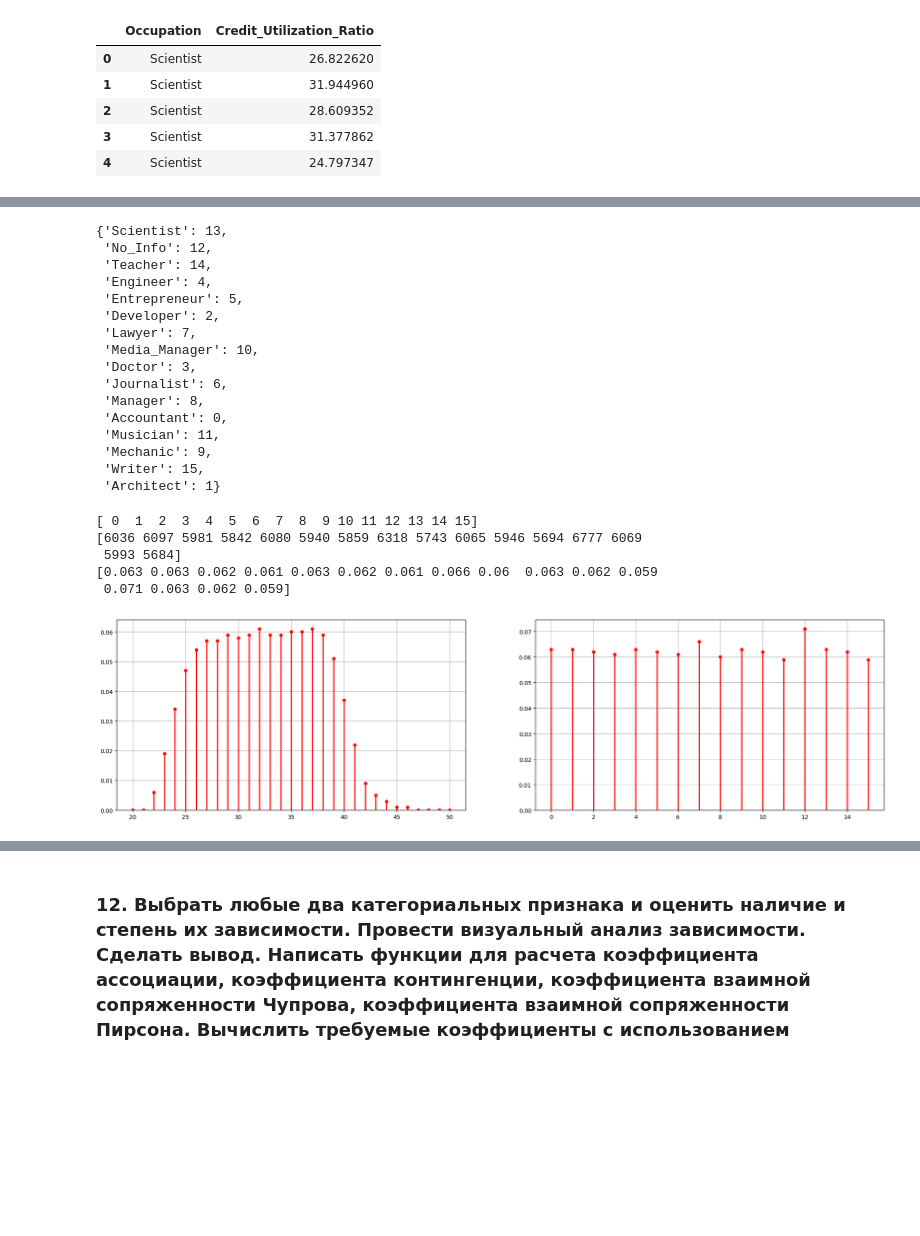
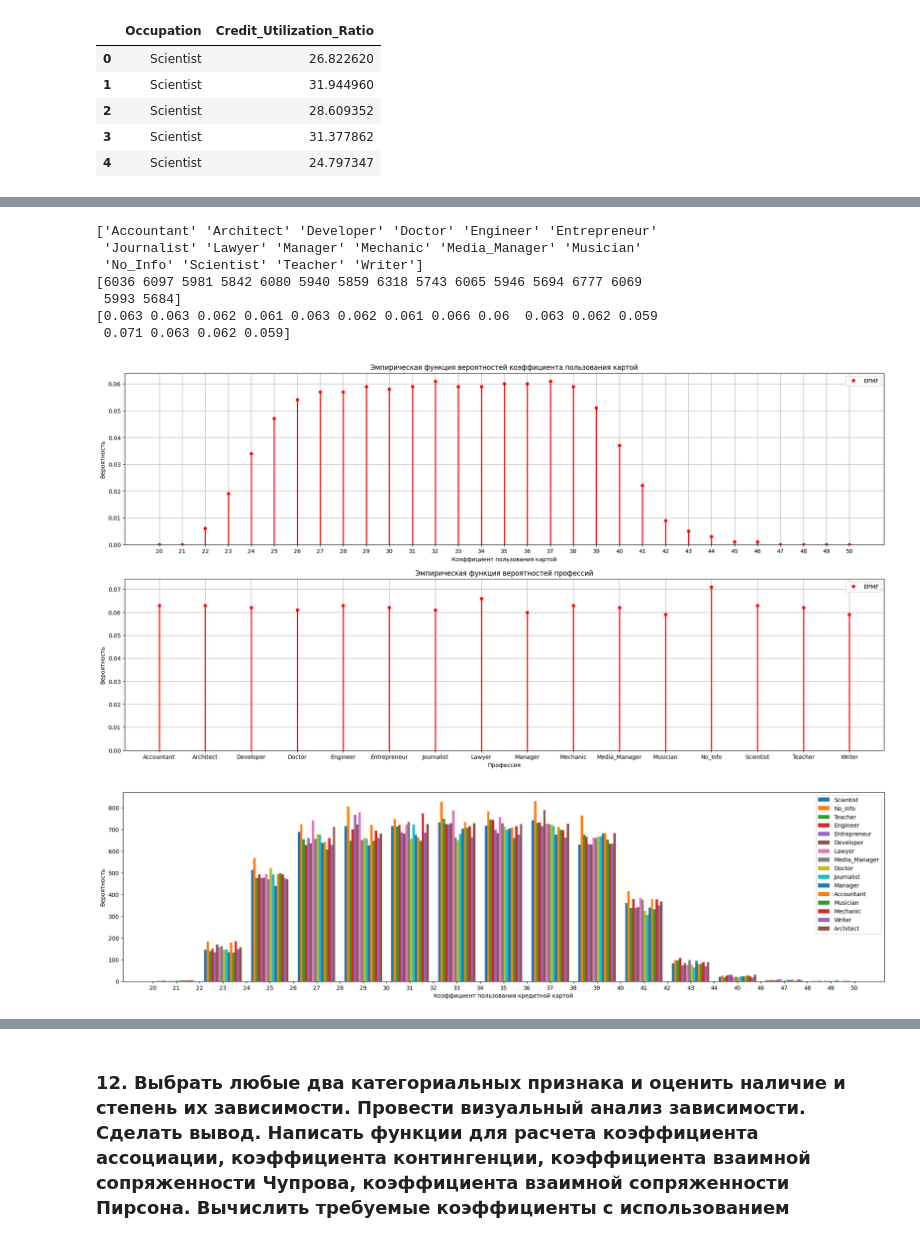
Before and after one commit to Ghukii/TMP-4sem-, a Jupyter notebook: Задание_6/Задание_6_13.ipynb, the cells around one changed output, grey strips where cells are left out. Cells and saved outputs as stored; diff of their text form; code cells hidden in the pictures; blank space fills up the shorter version.

```diff
--- a/Задание_6/Задание_6_13.ipynb
+++ b/Задание_6/Задание_6_13.ipynb
@@ -1004,6 +882,3 @@ tmp.head()
 | 2 | Scientist | 28.609352 |
 | 3 | Scientist | 31.377862 |
 | 4 | Scientist | 24.797347 |
-# %%
-tmp = tmp.astype({'Occupation' : 'category', 'Credit_Utilization_Ratio' : np.float64})
-tmp
@@ -1024,3 +884,0 @@ tmp
-# %%
-tmp['Credit_Utilization_Ratio']= np.round(tmp['Credit_Utilization_Ratio'], decimals=0)
-tmp.tail(10)
@@ -1055,3 +884,0 @@ Length: 96124, dtype: int8
-# %%
-tmp['Occupation_code'] = codes
-tmp.head(15)
@@ -1075,57 +885,45 @@ tmp.head(15)
-# %%
-codes_occ = dict()
-for i in zip(codes.unique(), tmp['Occupation'].unique()):
-    codes_occ[i[1]] = i[0]
-
-codes_occ
-# %% [output]
-{'Scientist': 13,
- 'No_Info': 12,
- 'Teacher': 14,
- 'Engineer': 4,
- 'Entrepreneur': 5,
- 'Developer': 2,
- 'Lawyer': 7,
- 'Media_Manager': 10,
- 'Doctor': 3,
- 'Journalist': 6,
- 'Manager': 8,
- 'Accountant': 0,
- 'Musician': 11,
- 'Mechanic': 9,
- 'Writer': 15,
- 'Architect': 1}
 # %%
 credit = tmp['Credit_Utilization_Ratio']
 credit_uniq, credit_freq = np.unique(credit, return_counts=True)
 credit_epmf = (credit_freq / len(credit)).round(3)
 # %%
-codes_uniq, codes_freq = np.unique(codes, return_counts=True)
-codes_epmf = (codes_freq / len(codes)).round(3)
-print(codes_uniq)
-print(codes_freq)
-print(codes_epmf)
+occ_uniq, occ_freq = np.unique(tmp['Occupation'], return_counts=True)
+occ_epmf = (occ_freq / len(tmp['Occupation'])).round(3)
+print(occ_uniq)
+print(occ_freq)
+print(occ_epmf)
 # %% [output]
-[ 0  1  2  3  4  5  6  7  8  9 10 11 12 13 14 15]
+['Accountant' 'Architect' 'Developer' 'Doctor' 'Engineer' 'Entrepreneur'
+ 'Journalist' 'Lawyer' 'Manager' 'Mechanic' 'Media_Manager' 'Musician'
+ 'No_Info' 'Scientist' 'Teacher' 'Writer']
 [6036 6097 5981 5842 6080 5940 5859 6318 5743 6065 5946 5694 6777 6069
  5993 5684]
 [0.063 0.063 0.062 0.061 0.063 0.062 0.061 0.066 0.06  0.063 0.062 0.059
  0.071 0.063 0.062 0.059]
 # %%
-plt.figure(figsize=(24, 6))
+plt.figure(figsize=(24, 12))
 
-plt.subplot(1, 2, 1)
-plt.plot(credit_uniq, credit_epmf, 'ro', ms=5, label='Эмпирическая функция вероятностей')
+plt.subplot(2, 1, 1)
+plt.plot(credit_uniq, credit_epmf, 'ro', ms=5, label='EPMF')
 plt.vlines(credit_uniq, 0, credit_epmf, colors='r', lw=2)
+plt.title('Эмпирическая функция вероятностей коэффициента пользования картой')
+plt.xlabel('Коэффициент пользования картой')
+plt.ylabel('Вероятность')
+plt.legend()
+plt.xticks(np.arange(20, 51, 1))
 plt.ylim(0)
 plt.grid()
 
-plt.subplot(1, 2, 2)
-plt.plot(codes_uniq, codes_epmf, 'ro', ms=5, label='Эмпирическая функция вероятностей')
-plt.vlines(codes_uniq, 0, codes_epmf, colors='r', lw=2)
+plt.subplot(2, 1, 2)
+plt.plot(occ_uniq, occ_epmf, 'ro', ms=5, label='EPMF')
+plt.vlines(occ_uniq, 0, occ_epmf, colors='r', lw=2)
+plt.title('Эмпирическая функция вероятностей профессий')
+plt.xlabel('Профессия')
+plt.ylabel('Вероятность')
 plt.ylim(0)
+plt.legend()
 plt.grid()
 
 plt.show()
 # %% [output]
-[figure, old version]
+[figure, new version]
@@ -1132 +936,11 @@ plt.show()
+# %%
+plt.figure(figsize=(24, 6))
+plt.hist(tmp_x, bins=15)
+plt.xticks(np.arange(20, 51, 1))
+plt.xlabel('Коэффициент пользования кредитной картой')
+plt.ylabel('Вероятность')
+plt.legend(tmp['Occupation'].unique())
+plt.show()
+# %% [output]
+[figure, added]
 # %%
```
Also changed, not shown: parts of 31 cells of this notebook.
